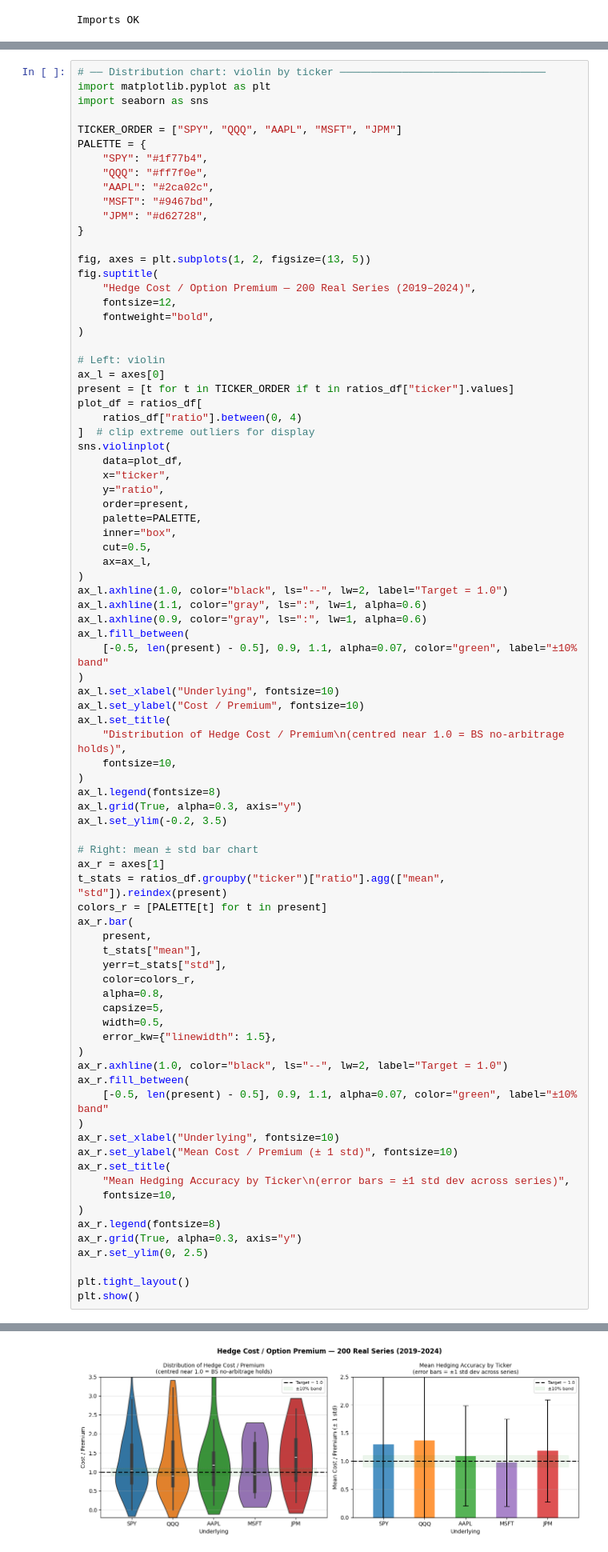
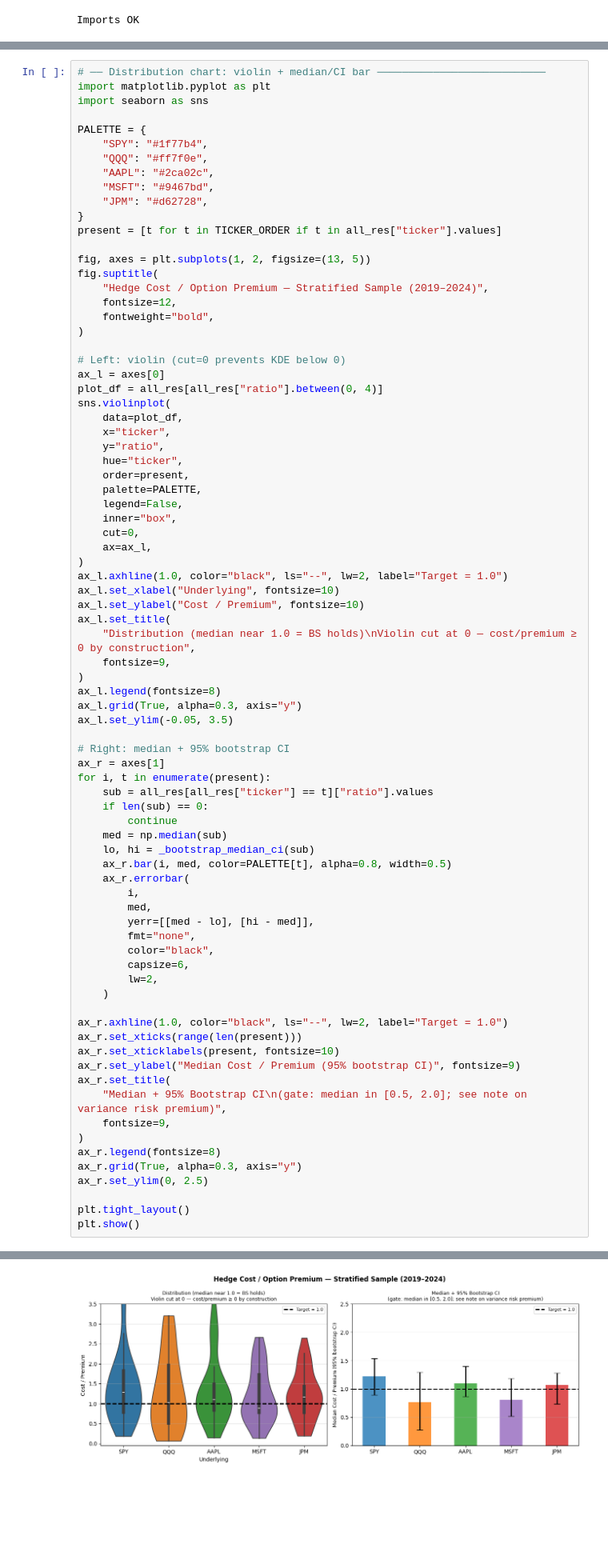
Before and after one commit to eigenq-xyz/options-hedge-engine, a Jupyter notebook: notebooks/delta_hedge_demo.ipynb, the cells around one changed output, grey strips where cells are left out. Shown at 80% size. Cells and saved outputs as stored; diff of their text form; blank space fills up the shorter version.

```diff
--- a/notebooks/delta_hedge_demo.ipynb
+++ b/notebooks/delta_hedge_demo.ipynb
@@ -911,9 +1253,8 @@ SPY     1.302  1.657  103
 # %%
-# ── Distribution chart: violin by ticker ─────────────────────────────────
+# ── Distribution chart: violin + median/CI bar ───────────────────────────
 import matplotlib.pyplot as plt
 import seaborn as sns
 
-TICKER_ORDER = ["SPY", "QQQ", "AAPL", "MSFT", "JPM"]
 PALETTE = {
     "SPY": "#1f77b4",
     "QQQ": "#ff7f0e",
@@ -921,69 +1262,67 @@ PALETTE = {
     "MSFT": "#9467bd",
     "JPM": "#d62728",
 }
+present = [t for t in TICKER_ORDER if t in all_res["ticker"].values]
 
 fig, axes = plt.subplots(1, 2, figsize=(13, 5))
 fig.suptitle(
-    "Hedge Cost / Option Premium — 200 Real Series (2019–2024)",
+    "Hedge Cost / Option Premium — Stratified Sample (2019–2024)",
     fontsize=12,
     fontweight="bold",
 )
 
-# Left: violin
+# Left: violin (cut=0 prevents KDE below 0)
 ax_l = axes[0]
-present = [t for t in TICKER_ORDER if t in ratios_df["ticker"].values]
-plot_df = ratios_df[
-    ratios_df["ratio"].between(0, 4)
-]  # clip extreme outliers for display
+plot_df = all_res[all_res["ratio"].between(0, 4)]
 sns.violinplot(
     data=plot_df,
     x="ticker",
     y="ratio",
+    hue="ticker",
     order=present,
     palette=PALETTE,
+    legend=False,
     inner="box",
-    cut=0.5,
+    cut=0,
     ax=ax_l,
 )
 ax_l.axhline(1.0, color="black", ls="--", lw=2, label="Target = 1.0")
-ax_l.axhline(1.1, color="gray", ls=":", lw=1, alpha=0.6)
-ax_l.axhline(0.9, color="gray", ls=":", lw=1, alpha=0.6)
-ax_l.fill_between(
-    [-0.5, len(present) - 0.5], 0.9, 1.1, alpha=0.07, color="green", label="±10% band"
-)
 ax_l.set_xlabel("Underlying", fontsize=10)
 ax_l.set_ylabel("Cost / Premium", fontsize=10)
 ax_l.set_title(
-    "Distribution of Hedge Cost / Premium\n(centred near 1.0 = BS no-arbitrage holds)",
-    fontsize=10,
+    "Distribution (median near 1.0 = BS holds)\nViolin cut at 0 — cost/premium ≥ 0 by construction",
+    fontsize=9,
 )
 ax_l.legend(fontsize=8)
 ax_l.grid(True, alpha=0.3, axis="y")
-ax_l.set_ylim(-0.2, 3.5)
+ax_l.set_ylim(-0.05, 3.5)
 
-# Right: mean ± std bar chart
+# Right: median + 95% bootstrap CI
 ax_r = axes[1]
-t_stats = ratios_df.groupby("ticker")["ratio"].agg(["mean", "std"]).reindex(present)
-colors_r = [PALETTE[t] for t in present]
-ax_r.bar(
-    present,
-    t_stats["mean"],
-    yerr=t_stats["std"],
-    color=colors_r,
-    alpha=0.8,
-    capsize=5,
-    width=0.5,
-    error_kw={"linewidth": 1.5},
-)
+for i, t in enumerate(present):
+    sub = all_res[all_res["ticker"] == t]["ratio"].values
+    if len(sub) == 0:
+        continue
+    med = np.median(sub)
+    lo, hi = _bootstrap_median_ci(sub)
+    ax_r.bar(i, med, color=PALETTE[t], alpha=0.8, width=0.5)
+    ax_r.errorbar(
+        i,
+        med,
+        yerr=[[med - lo], [hi - med]],
+        fmt="none",
+        color="black",
+        capsize=6,
+        lw=2,
+    )
+
 ax_r.axhline(1.0, color="black", ls="--", lw=2, label="Target = 1.0")
-ax_r.fill_between(
-    [-0.5, len(present) - 0.5], 0.9, 1.1, alpha=0.07, color="green", label="±10% band"
-)
-ax_r.set_xlabel("Underlying", fontsize=10)
-ax_r.set_ylabel("Mean Cost / Premium (± 1 std)", fontsize=10)
+ax_r.set_xticks(range(len(present)))
+ax_r.set_xticklabels(present, fontsize=10)
+ax_r.set_ylabel("Median Cost / Premium (95% bootstrap CI)", fontsize=9)
 ax_r.set_title(
-    "Mean Hedging Accuracy by Ticker\n(error bars = ±1 std dev across series)",
-    fontsize=10,
+    "Median + 95% Bootstrap CI\n(gate: median in [0.5, 2.0]; see note on variance risk premium)",
+    fontsize=9,
 )
 ax_r.legend(fontsize=8)
 ax_r.grid(True, alpha=0.3, axis="y")
@@ -998 +1334 @@ Passing `palette` without assigning `hue` is deprecated and will be removed in v
-[figure, old version]
+[figure, new version]
```
Also changed, not shown: parts of 36 cells of this notebook, 19 other files.
